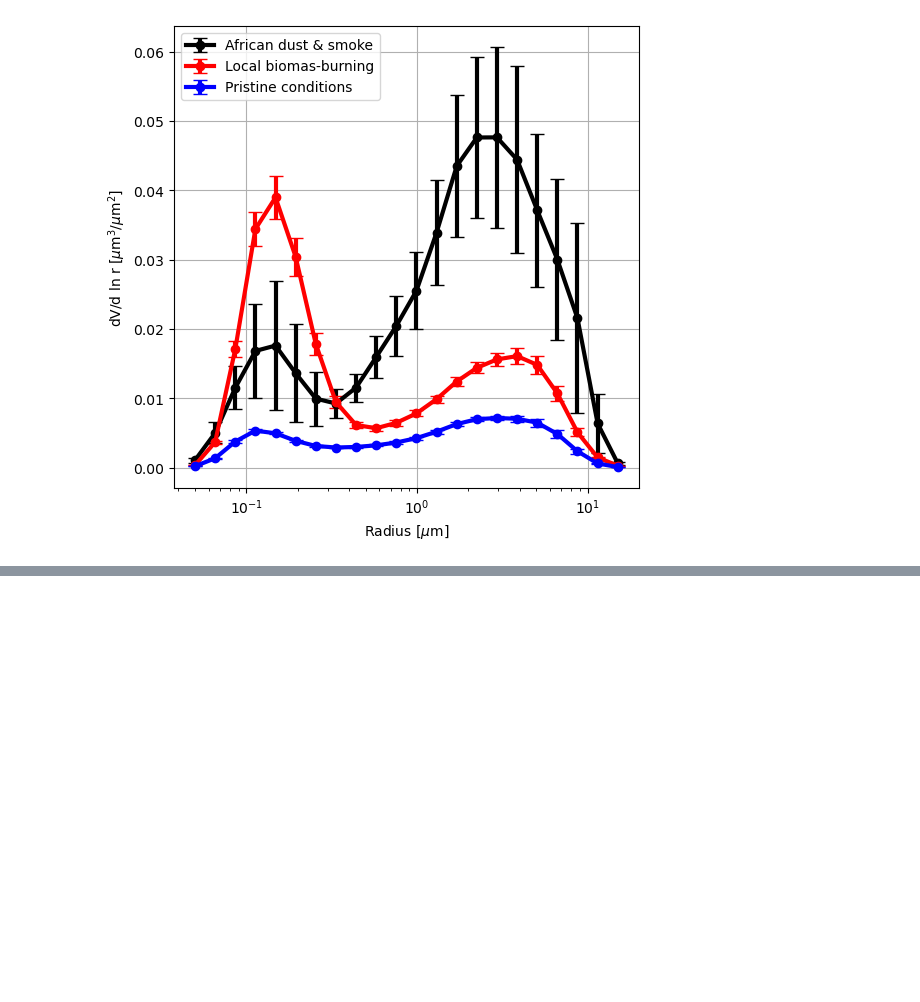
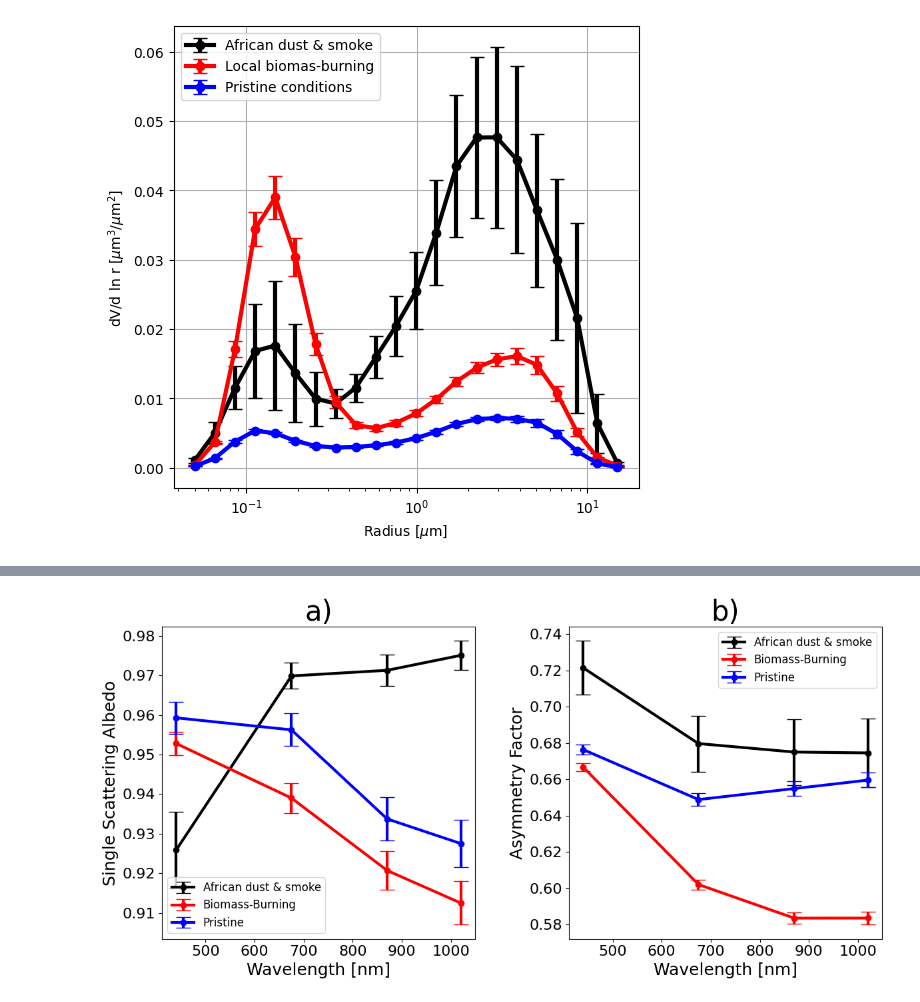
Before and after one commit to marcomac27/paper_AERONET_RI, a Jupyter notebook: Avaliacao_propriedades_AERONET.ipynb, the cells around one changed output, grey strips where cells are left out. Saved outputs shown, nothing was run; the diff lists cells and outputs as text; code cells hidden in the pictures; blank space fills up the shorter version.

```diff
--- a/Avaliacao_propriedades_AERONET.ipynb
+++ b/Avaliacao_propriedades_AERONET.ipynb
@@ -294,0 +441,30 @@ plt.show()
+# %%
+fig, axs = plt.subplots(1, 2, figsize=(12, 6))  # Creating a subplot with 1 row and 2 columns
+
+# Plotting Single Scattering Albedo
+axs[0].errorbar(wavelengths, SSA1, yerr=SSA1_E, fmt='-o', color='black', label='African dust & smoke', linewidth=3, capsize=8)
+axs[0].errorbar(wavelengths, SSA2, yerr=SSA2_E, fmt='-o', color='red', label='Biomass-Burning', linewidth=3, capsize=8)
+axs[0].errorbar(wavelengths, SSA3, yerr=SSA3_E, fmt='-o', color='blue', label='Pristine', linewidth=3, capsize=8)
+axs[0].set_ylabel('Single Scattering Albedo', fontsize=18)
+axs[0].set_xlabel('Wavelength [nm]', fontsize=18)
+axs[0].set_title('a)', fontsize=30)
+axs[0].tick_params(axis='both', which='major', labelsize=16)
+axs[0].legend(fontsize=12)
+
+# Plotting Asymmetry Factor
+axs[1].errorbar(wavelengths, AF1, yerr=AF1_E, fmt='-o', color='black', label='African dust & smoke', linewidth=3, capsize=8)
+axs[1].errorbar(wavelengths, AF2, yerr=AF2_E, fmt='-o', color='red', label='Biomass-Burning', linewidth=3, capsize=8)
+axs[1].errorbar(wavelengths, AF3, yerr=AF3_E, fmt='-o', color='blue', label='Pristine', linewidth=3, capsize=8)
+axs[1].set_ylabel('Asymmetry Factor', fontsize=18)
+axs[1].set_xlabel('Wavelength [nm]', fontsize=18)
+axs[1].set_title('b)', fontsize=30)
+axs[1].tick_params(axis='both', which='major', labelsize=16)
+axs[1].legend(fontsize=12)
+
+# Adjust layout and save
+plt.tight_layout()  # Automatically adjusts spacing between subplots
+plt.subplots_adjust(wspace=0.3)  # Adjust space between plots
+plt.savefig('SSA_AF.pdf')  # Save as a PDF file
+plt.show()
+# %% [output]
+[figure, added]
```
Also changed, not shown: parts of 14 cells of this notebook.
